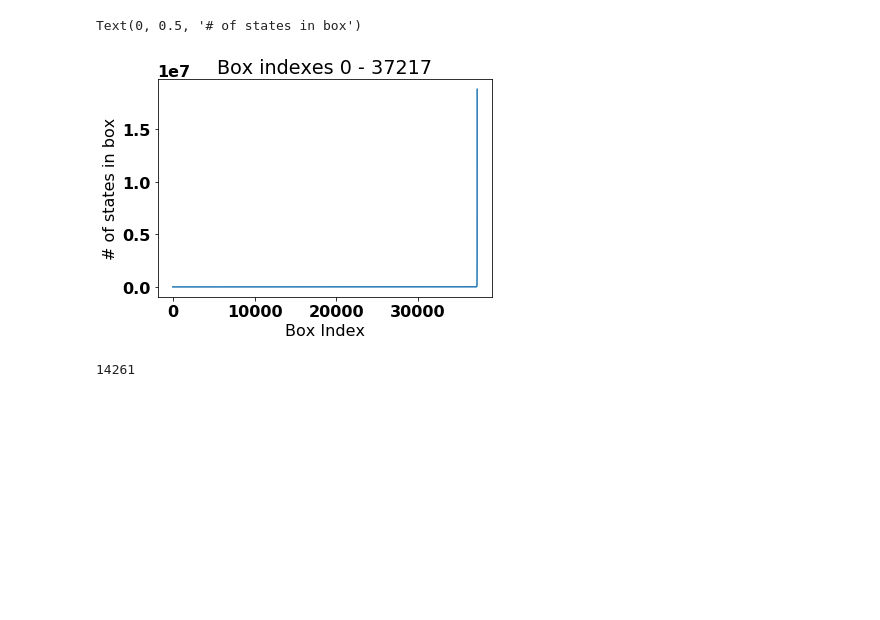
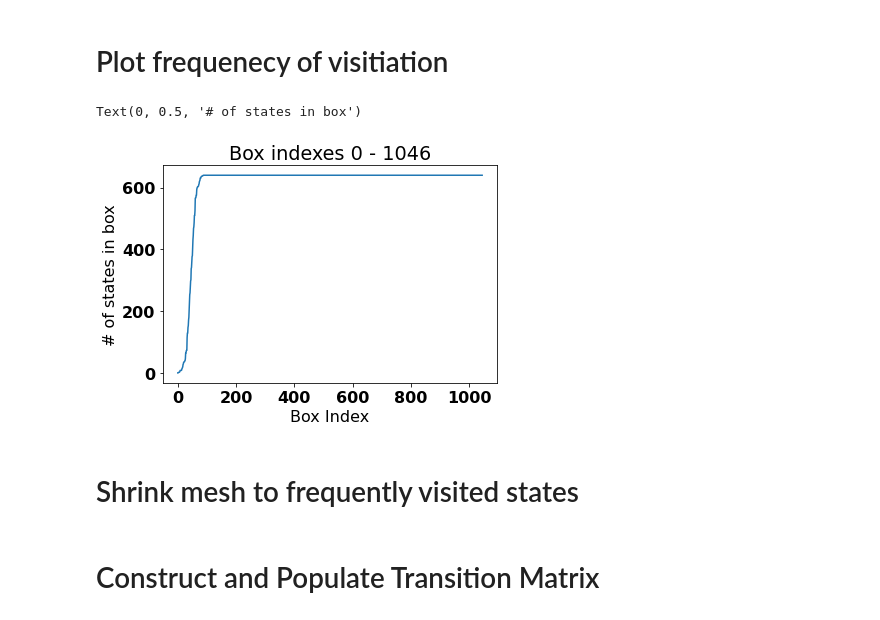
Before and after one commit to sgillen/fractal_rl, a Jupyter notebook: src/limit_mesh.ipynb, the cells around one changed output. Cells and saved outputs as stored; diff of their text form; code cells hidden in the pictures; blank space fills up the shorter version.

Commit message:
more work on limit mesh

```diff
--- a/src/limit_mesh.ipynb
+++ b/src/limit_mesh.ipynb
@@ -167,26 +228,13 @@ def do_rollout_from_state(env, policy, init_state, obs_std=.1, act_std=.1, num_s
 # %%
-def do_limit_rollout(trial_num):
-    env.seed(trial_num)
-    obs, acts, rews, _ = do_rollout_from_state(env, iden_policy, iden_lstate, obs_std, act_std)
-    iden_obs = (obs - iden_policy.state_means)/(iden_policy.state_std)
+seed = 2; delta = .0001; obs_std=0; act_std=0
 
-    env.seed(trial_num)
-    obs, acts, rews, _ = do_rollout_from_state(env, mdim_policy, mdim_lstate, obs_std, act_std)
-    mdim_obs = (obs - mdim_policy.state_means)/(mdim_policy.state_std)
+iden_policy = policy_dict[post_names[0]][seed]
+mdim_policy = policy_dict[post_names[1]][seed]
 
-    return iden_obs, mdim_obs
-
-
-
-seed = 2; delta = 1; obs_std=0; act_std=.01
 iden_mesh = BoxMesh(delta); iden_l = []
 mdim_mesh = BoxMesh(delta); mdim_l = []
 
-iden_policy = policy_dict['identity'][seed]
-mdim_policy = policy_dict['mdim_div'][seed]
-
 batch_size = 128
-
 
 obs, acts, rews, _ = do_rollout(env,iden_policy)
 iden_lstate  = obs[500]
@@ -270,18 +294,0 @@ Text(0, 0.5, 'mesh points')
-# %%
-lin_begin = 300
-xdata = np.array(range(lin_begin,len(mdim_l)))
-ydata = np.array(mdim_l[lin_begin:])
-
-# Fit a curve to the log log line
-def f(x, m, b):
-    return m * x + b
-
-popt, pcov = opt.curve_fit(f, xdata, ydata)
-
-x = np.linspace(lin_begin,len(mdim_l))
-y = popt[0]*x + popt[1]
-
-plt.plot(x,y, 'x-')
-plt.plot(mdim_l)
-
-print(popt)
@@ -291,3 +295,5 @@ print(popt)
+# %% [markdown]
+# Plot frequenecy of visitiation
 # %%
 vals = []
 keys = []
@@ -297,21 +303,20 @@ for key in mdim_mesh.keys():
 
 vals = np.array(vals)
 keys = np.array(keys)
-sort_idx = vals.argsort()
+
+sort_idx = vals[:,1].argsort()
 
 vals = vals[sort_idx]
 keys = keys[sort_idx]
 # %%
 start = 0; stop=1
-plt.plot(range(start, len(vals) - stop), vals[start:-stop])
+plt.plot(range(start, len(vals) - stop), vals[start:-stop,1])
 
 plt.title(f'Box indexes {start} - {len(vals-stop)}')
 plt.xlabel('Box Index')
 plt.ylabel('# of states in box')
 # %% [output]
 Text(0, 0.5, '# of states in box')
-[figure, old version]
+[figure, new version]
-# %%
-(vals > 4).sum()
-# %% [output]
-14261
+# %% [markdown]
+# Shrink mesh to frequently visited states
@@ -317,0 +346,2 @@ Text(0, 0.5, '# of states in box')
+# %% [markdown]
+# Construct and Populate Transition Matrix
```
Also changed, not shown: parts of 16 cells of this notebook, 3 other files.
